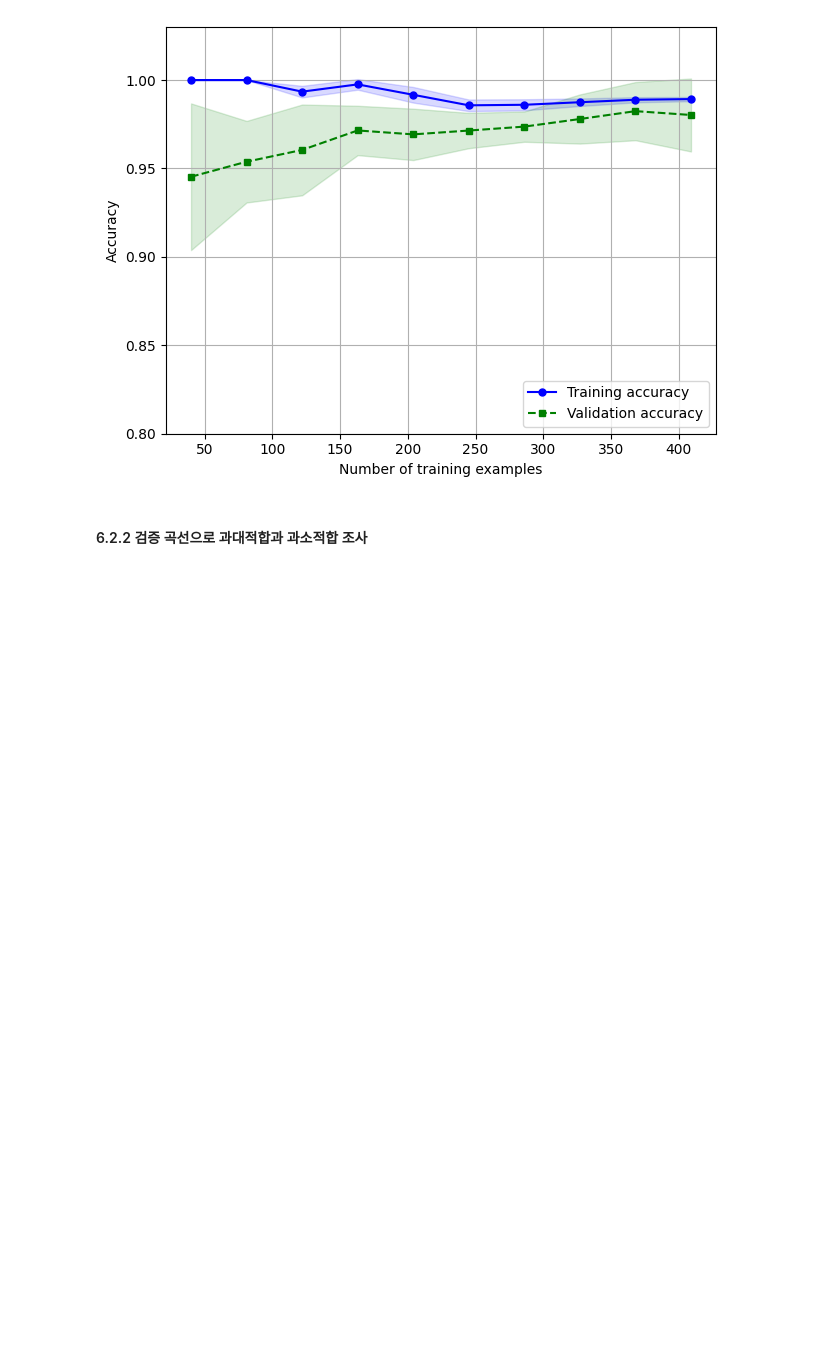
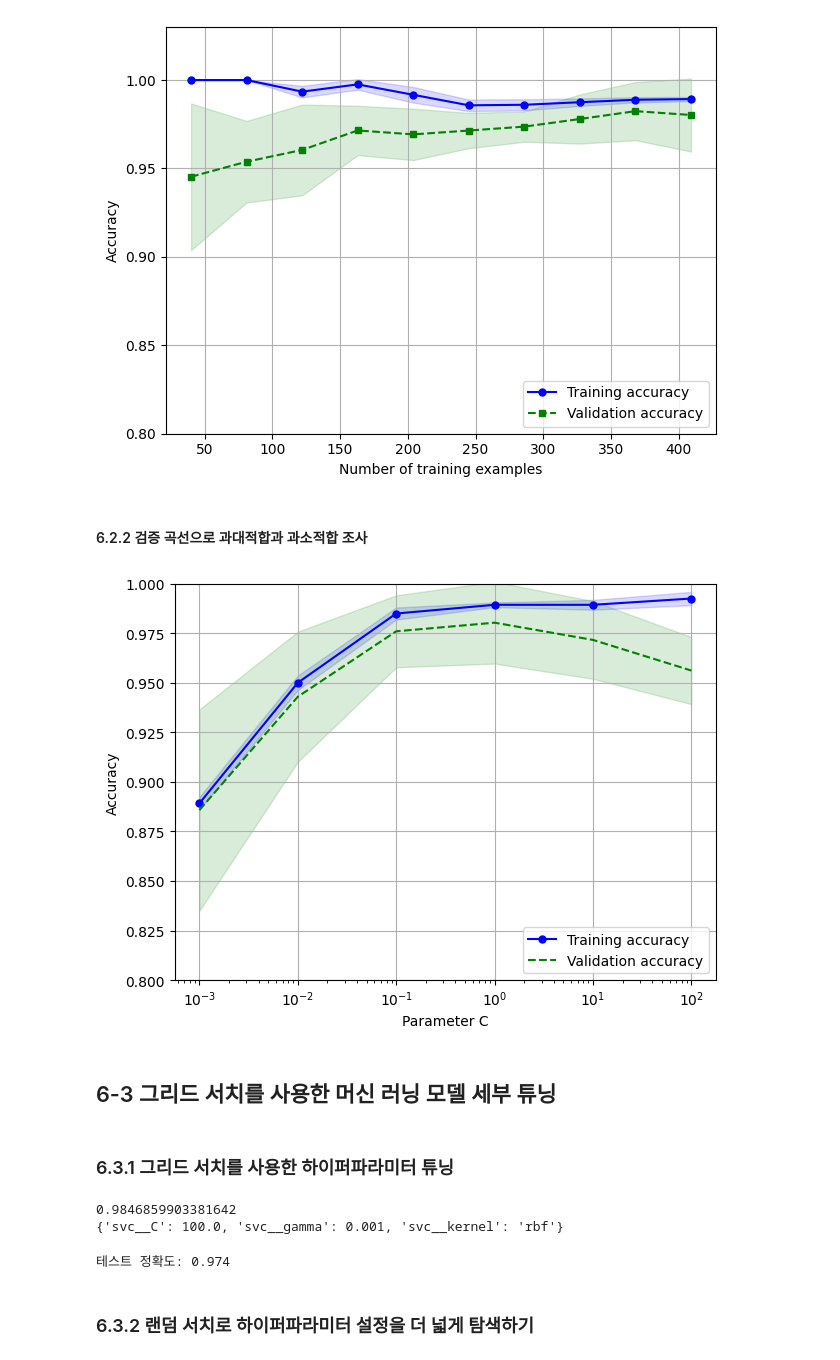
Before and after one commit to va4756/bigdata_raejung, a Jupyter notebook: pytorch_deeplearning_교과서.ipynb, the cells around one changed output. Drawn from its saved outputs; the diff is of its cells as text; code cells hidden in the pictures; blank space fills up the shorter version.

```diff
--- a/pytorch_deeplearning_교과서.ipynb
+++ b/pytorch_deeplearning_교과서.ipynb
@@ -1275,3 +1275,82 @@ plt.show()
 [figure]
 # %% [markdown]
 #### 6.2.2 검증 곡선으로 과대적합과 과소적합 조사
+# %%
+from sklearn.model_selection import validation_curve
+
+param_range = [0.001, 0.01, 0.1, 1.0, 10.0, 100.0]
+train_scores, test_scores = validation_curve(estimator=pipe_lr,
+                                             X=X_train,
+                                             y=y_train,
+                                             param_name='logisticregression__C',
+                                             param_range=param_range,
+                                             cv=10)
+
+train_mean = np.mean(train_scores, axis=1)
+train_std = np.std(train_scores, axis=1)
+test_mean = np.mean(test_scores, axis=1)
+test_std = np.std(test_scores, axis=1)
+
+plt.plot(param_range, train_mean, color='blue', marker='o',
+         markersize=5, label='Training accuracy')
+
+plt.fill_between(param_range, train_mean + train_std,
+                 train_mean - train_std, alpha=0.15, color='blue')
+
+plt.plot(param_range, test_mean, color='green', linestyle='--',
+         markersize=5, label='Validation accuracy')
+
+plt.fill_between(param_range, test_mean + test_std,
+                 test_mean - test_std, alpha=0.15, color='green')
+
+plt.grid()
+plt.xscale('log')
+plt.legend(loc='lower right')
+plt.xlabel('Parameter C')
+plt.ylabel('Accuracy')
+plt.ylim([0.8, 1.0])
+plt.tight_layout()
+plt.show()
+# %% [output]
+[figure, added]
+# %% [markdown]
+## 6-3 그리드 서치를 사용한 머신 러닝 모델 세부 튜닝
+# %% [markdown]
+### 6.3.1 그리드 서치를 사용한 하이퍼파라미터 튜닝
+# %%
+from sklearn.model_selection import GridSearchCV
+from sklearn.svm import SVC
+
+pipe_svc = make_pipeline(StandardScaler(),
+                         SVC(random_state=1))
+
+param_range = [0.0001, 0.001, 0.01, 0.1, 1.0, 10.0, 100.0, 1000.0]
+
+param_grid = [{'svc__C': param_range,
+               'svc__kernel': ['linear']},
+              {'svc__C': param_range,
+               'svc__gamma': param_range,
+               'svc__kernel': ['rbf']}]
+
+gs = GridSearchCV(estimator=pipe_svc,
+                  param_grid=param_grid,
+                  scoring='accuracy',
+                  refit=True,
+                  cv=10)
+gs = gs.fit(X_train, y_train)
+print(gs.best_score_)
+print(gs.best_params_)
+# %% [output]
+0.9846859903381642
+{'svc__C': 100.0, 'svc__gamma': 0.001, 'svc__kernel': 'rbf'}
+# %%
+clf = gs.best_estimator_
+
+# refit=True로 지정했기 때문에 다시 fit() 메서드를 호출할 필요가 없음
+# clf.fit(X_train, y_train)
+
+print(f'테스트 정확도: {clf.score(X_test, y_test):.3f}')
+# %% [output]
+테스트 정확도: 0.974
+# %% [markdown]
+### 6.3.2 랜덤 서치로 하이퍼파라미터 설정을 더 넓게 탐색하기
```
Also changed, not shown: parts of 16 cells of this notebook.
